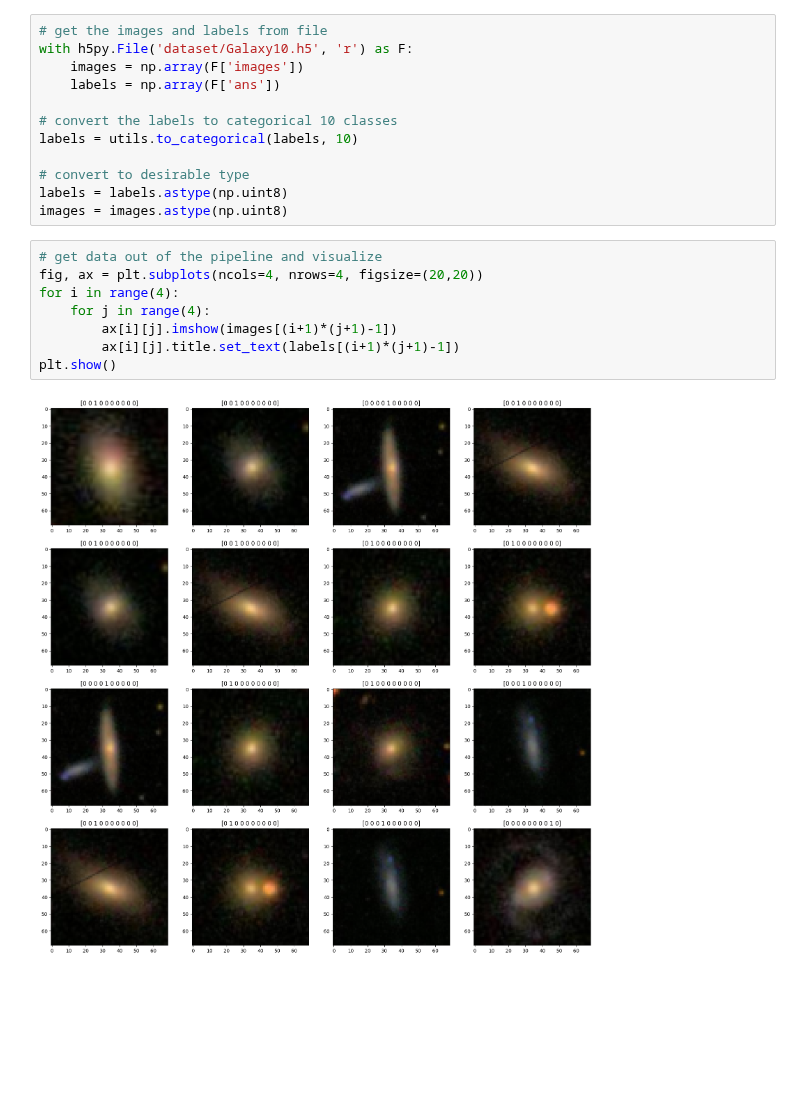
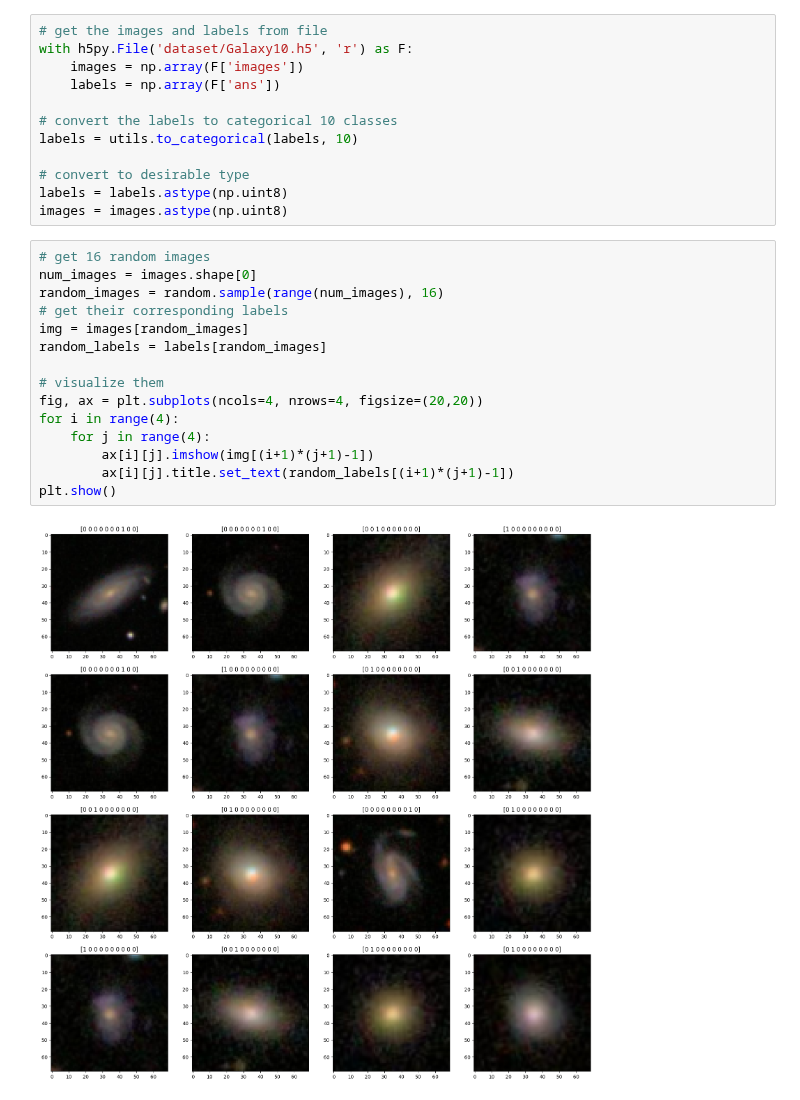
Before and after one commit to ArcaneIrvine/galaxies_GAN, a Jupyter notebook: galaxy_gan.ipynb, the cells around one changed output. Drawn from its saved outputs; the diff is of its cells as text; blank space fills up the shorter version.

Commit message:
get 16 random images

```diff
--- a/galaxy_gan.ipynb
+++ b/galaxy_gan.ipynb
@@ -62,12 +65,19 @@ labels = utils.to_categorical(labels, 10)
 labels = labels.astype(np.uint8)
 images = images.astype(np.uint8)
 # %%
-# get data out of the pipeline and visualize
+# get 16 random images
+num_images = images.shape[0]
+random_images = random.sample(range(num_images), 16)
+# get their corresponding labels
+img = images[random_images]
+random_labels = labels[random_images]
+
+# visualize them
 fig, ax = plt.subplots(ncols=4, nrows=4, figsize=(20,20))
 for i in range(4):
     for j in range(4):
-        ax[i][j].imshow(images[(i+1)*(j+1)-1])
-        ax[i][j].title.set_text(labels[(i+1)*(j+1)-1])
+        ax[i][j].imshow(img[(i+1)*(j+1)-1])
+        ax[i][j].title.set_text(random_labels[(i+1)*(j+1)-1])
 plt.show()
 # %% [output]
-[figure, old version]
+[figure, new version]
```
Also changed, not shown: parts of 2 cells of this notebook.
